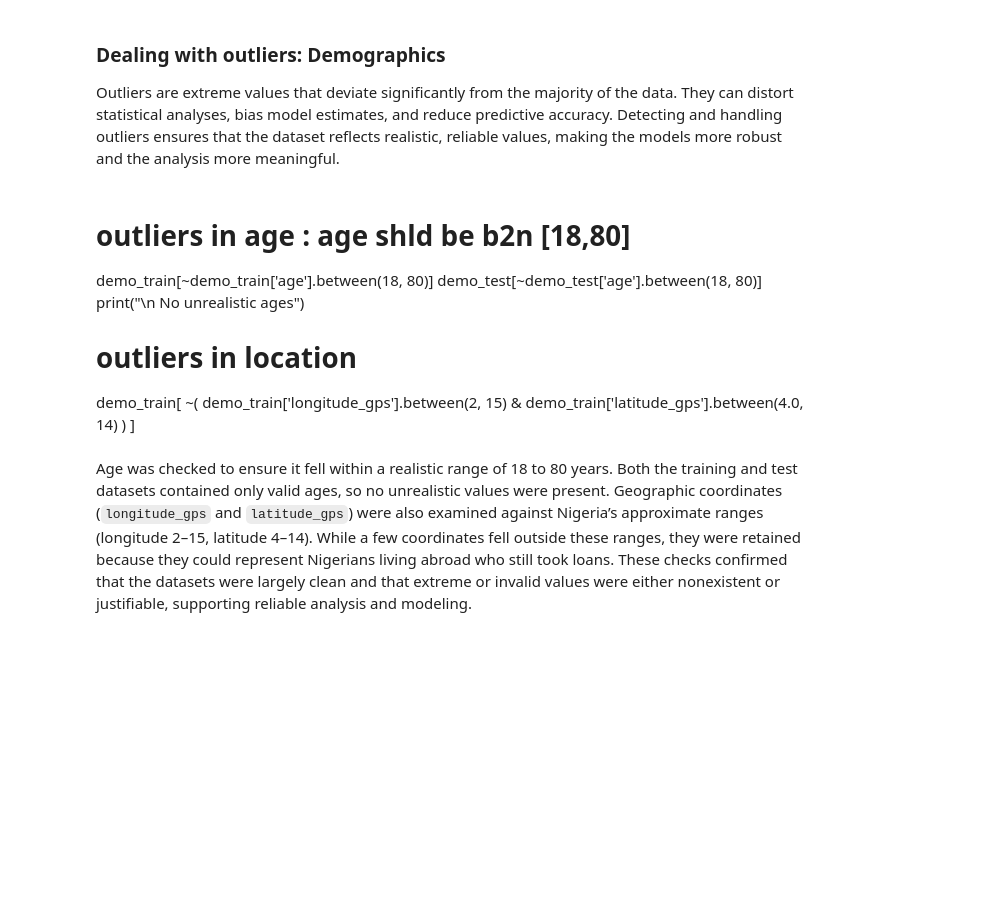
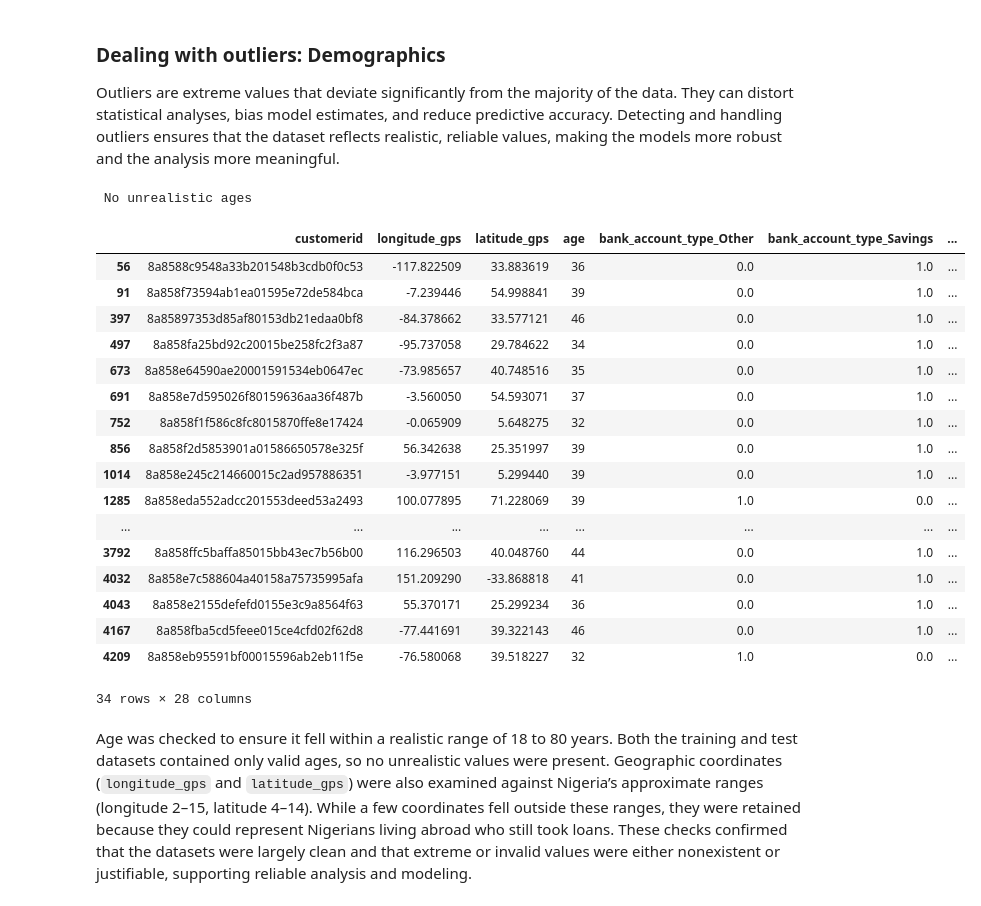
Before and after one commit to karanja-dave/NgaoLabs, a Jupyter notebook: Loan_default_prediction/documentation/EDA_wrangling_visualization.ipynb, the cells around one changed output. Cells and saved outputs as stored; diff of their text form; code cells hidden in the pictures; blank space fills up the shorter version.

```diff
--- a/Loan_default_prediction/documentation/EDA_wrangling_visualization.ipynb
+++ b/Loan_default_prediction/documentation/EDA_wrangling_visualization.ipynb
@@ -142,12 +142,12 @@ The data wrangling functions for the datasets were developed based on insights f
 # %%
 ### load data sets
 ##demographics data
-demo_train=wrangle_demo('data/traindemographics.csv')
-demo_test=wrangle_demo('data/testdemographics.csv')
+demo_train=wrangle_demo('../data/traindemographics.csv')
+demo_test=wrangle_demo('../data/testdemographics.csv')
 # performance data
-perf_train=wrangle_perf('data/trainperf.csv')
-perf_test=wrangle_perf('data/testperf.csv')
+perf_train=wrangle_perf('../data/trainperf.csv')
+perf_test=wrangle_perf('../data/testperf.csv')
 
 # previous loans data
-prev_loans_train=wrangle_prev_loans("data/trainprevloans.csv")
-prev_loans_test=wrangle_prev_loans('data/testprevloans.csv')
+prev_loans_train=wrangle_prev_loans("../data/trainprevloans.csv")
+prev_loans_test=wrangle_prev_loans('../data/testprevloans.csv')
@@ -270,19 +318,39 @@ The selected categorical columns (`bank_account_type`, `employment_status_client
 # %% [markdown]
 ### Dealing with outliers: Demographics
 Outliers are extreme values that deviate significantly from the majority of the data. They can distort statistical analyses, bias model estimates, and reduce predictive accuracy. Detecting and handling outliers ensures that the dataset reflects realistic, reliable values, making the models more robust and the analysis more meaningful.
-# %% [markdown]
-# outliers in age : age shld be b2n [18,80]
-demo_train[~demo_train['age'].between(18, 80)]
-demo_test[~demo_test['age'].between(18, 80)]
-print("\n No unrealistic ages")
-
-# outliers in location
-demo_train[
-    ~(
-        demo_train['longitude_gps'].between(2, 15) &
-        demo_train['latitude_gps'].between(4.0, 14)
-    )
-]
+# %%
+# outliers in age : age shld be b2n [18,80]
+demo_train[~demo_train['age'].between(18, 80)]
+demo_test[~demo_test['age'].between(18, 80)]
+print("\n No unrealistic ages")
+
+# outliers in location
+demo_train[
+    ~(
+        demo_train['longitude_gps'].between(2, 15) &
+        demo_train['latitude_gps'].between(4.0, 14)
+    )
+]
+# %% [output]
+ No unrealistic ages
+|  | customerid | longitude_gps | latitude_gps | age | bank_account_type_Other | bank_account_type_Savings | ... |
+| 56 | 8a8588c9548a33b201548b3cdb0f0c53 | -117.822509 | 33.883619 | 36 | 0.0 | 1.0 | ... |
+| 91 | 8a858f73594ab1ea01595e72de584bca | -7.239446 | 54.998841 | 39 | 0.0 | 1.0 | ... |
+| 397 | 8a85897353d85af80153db21edaa0bf8 | -84.378662 | 33.577121 | 46 | 0.0 | 1.0 | ... |
+| 497 | 8a858fa25bd92c20015be258fc2f3a87 | -95.737058 | 29.784622 | 34 | 0.0 | 1.0 | ... |
+| 673 | 8a858e64590ae20001591534eb0647ec | -73.985657 | 40.748516 | 35 | 0.0 | 1.0 | ... |
+| 691 | 8a858e7d595026f80159636aa36f487b | -3.560050 | 54.593071 | 37 | 0.0 | 1.0 | ... |
+| 752 | 8a858f1f586c8fc8015870ffe8e17424 | -0.065909 | 5.648275 | 32 | 0.0 | 1.0 | ... |
+| 856 | 8a858f2d5853901a01586650578e325f | 56.342638 | 25.351997 | 39 | 0.0 | 1.0 | ... |
+| 1014 | 8a858e245c214660015c2ad957886351 | -3.977151 | 5.299440 | 39 | 0.0 | 1.0 | ... |
+| 1285 | 8a858eda552adcc201553deed53a2493 | 100.077895 | 71.228069 | 39 | 1.0 | 0.0 | ... |
+| ... | ... | ... | ... | ... | ... | ... | ... |
+| 3792 | 8a858ffc5baffa85015bb43ec7b56b00 | 116.296503 | 40.048760 | 44 | 0.0 | 1.0 | ... |
+| 4032 | 8a858e7c588604a40158a75735995afa | 151.209290 | -33.868818 | 41 | 0.0 | 1.0 | ... |
+| 4043 | 8a858e2155defefd0155e3c9a8564f63 | 55.370171 | 25.299234 | 36 | 0.0 | 1.0 | ... |
+| 4167 | 8a858fba5cd5feee015ce4cfd02f62d8 | -77.441691 | 39.322143 | 46 | 0.0 | 1.0 | ... |
+| 4209 | 8a858eb95591bf00015596ab2eb11f5e | -76.580068 | 39.518227 | 32 | 1.0 | 0.0 | ... |
+34 rows × 28 columns
 # %% [markdown]
 Age was checked to ensure it fell within a realistic range of 18 to 80 years. Both the training and test datasets contained only valid ages, so no unrealistic values were present. Geographic coordinates (`longitude_gps` and `latitude_gps`) were also examined against Nigeria’s approximate ranges (longitude 2–15, latitude 4–14). While a few coordinates fell outside these ranges, they were retained because they could represent Nigerians living abroad who still took loans. These checks confirmed that the datasets were largely clean and that extreme or invalid values were either nonexistent or justifiable, supporting reliable analysis and modeling.
 # %% [markdown]
```
Also changed, not shown: parts of 9 cells of this notebook.
